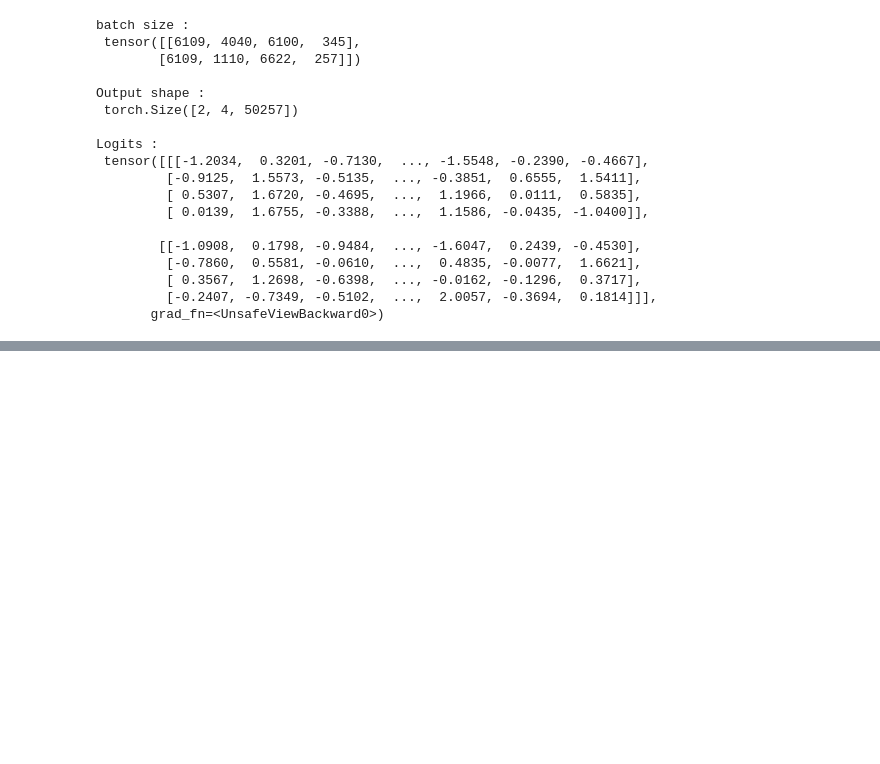
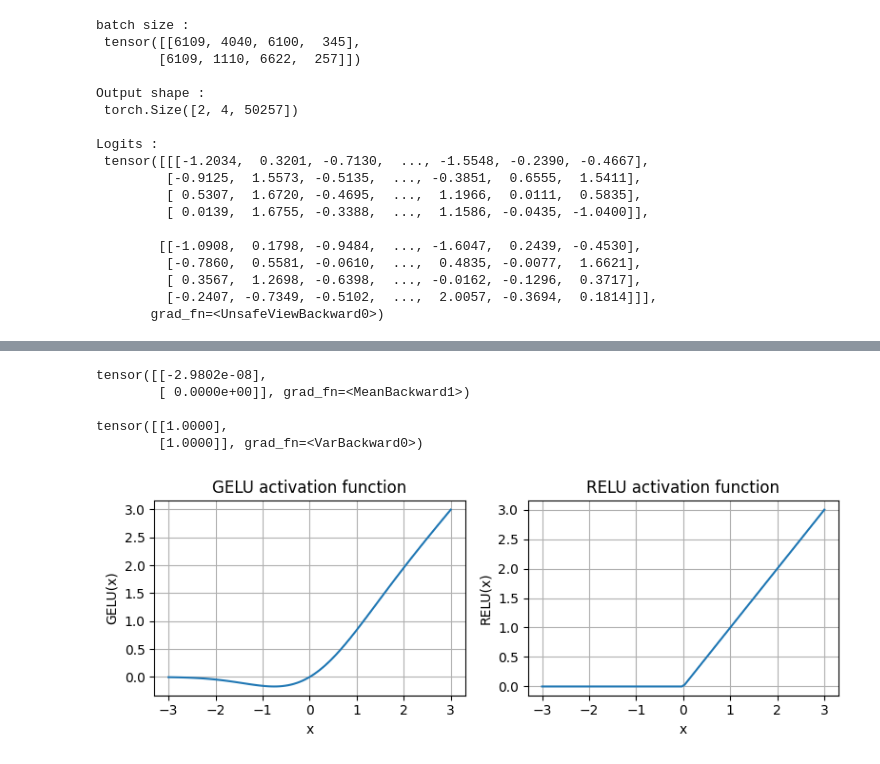
Before and after one commit to don1502/LLM-Scratch, a Jupyter notebook: data_token.ipynb, the cells around one changed output, grey strips where cells are left out. Cells and saved outputs as stored; diff of their text form; code cells hidden in the pictures; blank space fills up the shorter version.

Commit message:
GeLU activation function implementation along with Feedforward Neural Network

```diff
--- a/data_token.ipynb
+++ b/data_token.ipynb
@@ -877,0 +916,59 @@ Logits :
+# %%
+# class for layer normalization
+
+class LayerNormalization(nn.Module):
+    def __init__(self, emb_dim):
+        super().__init__()
+        self.eps = 1e-5
+        self.scale = nn.Parameter(torch.ones(emb_dim))
+        self.shift = nn.Parameter(torch.zeros(emb_dim))
+
+    def forward(self, x):
+        mean = x.mean(dim=-1, keepdim=True)
+        var = x.var(dim=-1, keepdim=True, unbiased = False)
+        norm_x = (x-mean)/torch.sqrt(var + self.eps)
+        return self.scale * norm_x + self.shift
+
+ln = LayerNormalization(emb_dim=5)
+out_ln = ln(batch_example)
+mean = out_ln.mean(dim=-1, keepdim=True)
+var = out_ln.var(dim=-1, keepdim=True, unbiased = False)
+print(mean,"\n")
+print(var,"\n")
+# %% [output]
+tensor([[-2.9802e-08],
+        [ 0.0000e+00]], grad_fn=<MeanBackward1>)
+
+tensor([[1.0000],
+        [1.0000]], grad_fn=<VarBackward0>)
+# %%
+# GELU activation function demonstrationn and comparision with RELU activation function.
+
+# We use GeLU activation function than ReLU in LLM because ReLU ignore negative values and take only maximum value
+# GeLU take both negative and positive values and give output. This is demonstrated below using a graph.
+
+import matplotlib.pyplot as plt
+
+class GELU(nn.Module):
+    def __init__(self):
+        super().__init__()
+
+    def forward(self, x):
+        return 0.5 * x * (1 + torch.tanh(torch.sqrt(torch.tensor(2.0/torch.pi))* (x + 0.044715 * torch.pow(x, 3))))
+
+gelu, relu = GELU(), nn.ReLU()
+x = torch.linspace(-3, 3, 100)
+y_gelu, y_relu = gelu(x), relu(x)
+
+plt.figure(figsize=(8,3))
+for i, (y, label) in enumerate(zip([y_gelu, y_relu], ["GELU", "RELU"]),1):
+    plt.subplot(1,2,i)
+    plt.plot(x,y)
+    plt.title(f"{label} activation function")
+    plt.xlabel("x")
+    plt.ylabel(f"{label}(x)")
+    plt.grid(True)
+plt.tight_layout()
+plt.show()
+# %% [output]
+[figure, added]
```
Also changed, not shown: parts of 2 cells of this notebook.
